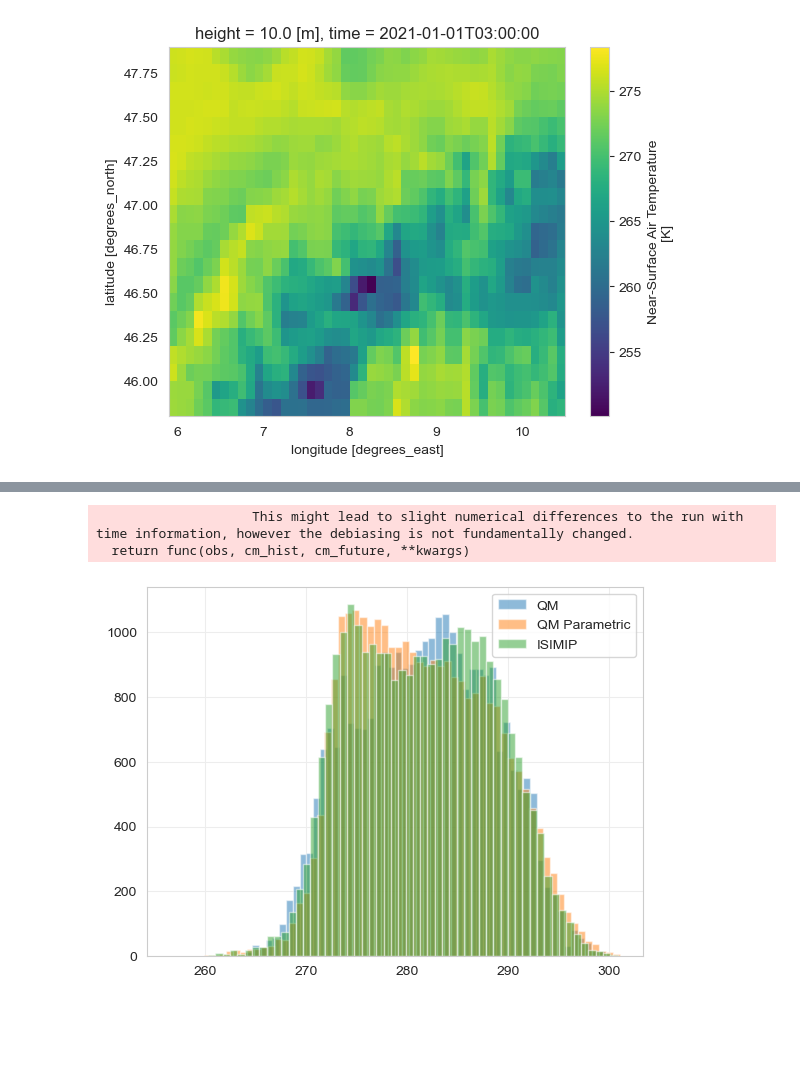
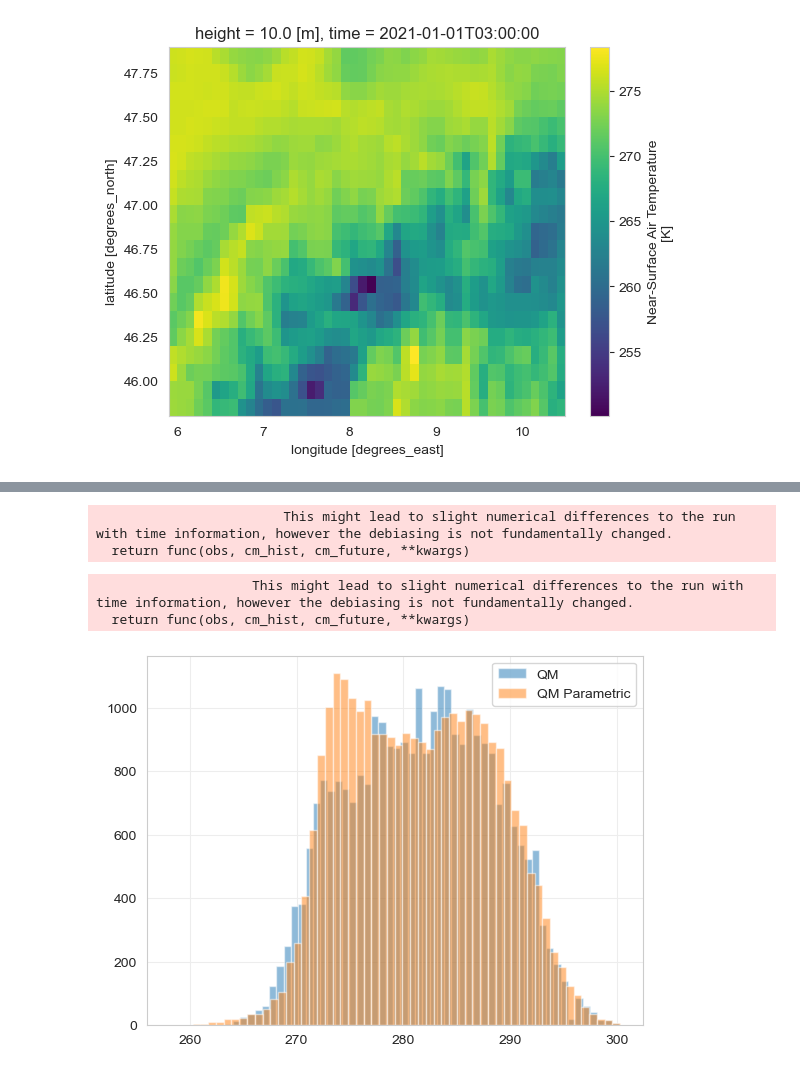
Before and after one commit to yasserhaddad/CORDEX2Energy, a Jupyter notebook: notebooks/pipeline_example.ipynb, the cells around one changed output, grey strips where cells are left out. Cells and saved outputs as stored; diff of their text form; code cells hidden in the pictures; blank space fills up the shorter version.

```diff
--- a/notebooks/pipeline_example.ipynb
+++ b/notebooks/pipeline_example.ipynb
@@ -233,7 +247,7 @@ ds_reanalysis_data_ch = ds_reanalysis_data.sel(time=slice("1991", "2020")).isel(
 ds_climate_model_data_ch_past = ds_climate_model_data.sel(time=slice("1991", "2020")).sel(lat=slice(*lat_extent), lon=slice(*lon_extent)).rename({"lat": "y", "lon": "x"})
 ds_climate_model_data_ch_future = ds_climate_model_data.sel(time=slice("2021", None)).sel(lat=slice(*lat_extent), lon=slice(*lon_extent)).rename({"lat": "y", "lon": "x"})
 # %%
-debiaser = QuantileMapping.from_variable("tas")
+debiaser = QuantileMapping.from_variable("tas", running_window_mode=True, running_window_length=91)
 
 debiased_cm_future_cerra = debiaser.apply(ds_reanalysis_data_ch.sel(time=ds_reanalysis_data_ch.time.dt.hour == 3)["2t"].values,
                                           ds_climate_model_data_ch_past.sel(time=ds_climate_model_data_ch_past.time.dt.hour == 3)["tas"].values,
@@ -348,9 +308,12 @@ ds_climate_model_data_ch_future.sel(time=ds_climate_model_data_ch_future.time.dt
 # %%
-debiaser_qm = QuantileMapping()
+debiaser_qm = QuantileMapping(running_window_mode=True, running_window_length=91)
 
 debiased_cm_future_cerra_qm = debiaser_qm.apply(ds_reanalysis_data_ch.sel(time=ds_reanalysis_data_ch.time.dt.hour == 3)["2t"].values,
                                           ds_climate_model_data_ch_past.sel(time=ds_climate_model_data_ch_past.time.dt.hour == 3)["tas"].values,
                                           ds_climate_model_data_ch_future.sel(time=ds_climate_model_data_ch_future.time.dt.hour == 3)["tas"].values)
+# %% [output]
+                        This might lead to slight numerical differences to the run with time information, however the debiasing is not fundamentally changed.
+  return func(obs, cm_hist, cm_future, **kwargs)
 # %%
 tas_debiaser_ISIMIP = ISIMIP.from_variable("tas")
 
@@ -363,8 +326,8 @@ debiased_cm_future_cerra_ISIMIP = tas_debiaser_ISIMIP.apply(ds_reanalysis_data_c
 # %%
 plt.hist(debiased_cm_future_cerra_qm[:, 1, 1], bins="auto", alpha = 0.5, label = "QM")
 plt.hist(debiased_cm_future_cerra[:, 1, 1], bins="auto", alpha = 0.5, label = "QM Parametric")
-plt.hist(debiased_cm_future_cerra_ISIMIP[:, 1, 1], bins="auto", alpha = 0.5, label = "ISIMIP")
+# plt.hist(debiased_cm_future_cerra_ISIMIP[:, 1, 1], bins="auto", alpha = 0.5, label = "ISIMIP")
 plt.legend()
 plt.show()
 # %% [output]
-[figure, old version]
+[figure, new version]
```
Also changed, not shown: parts of 10 cells of this notebook, 4 other files.
